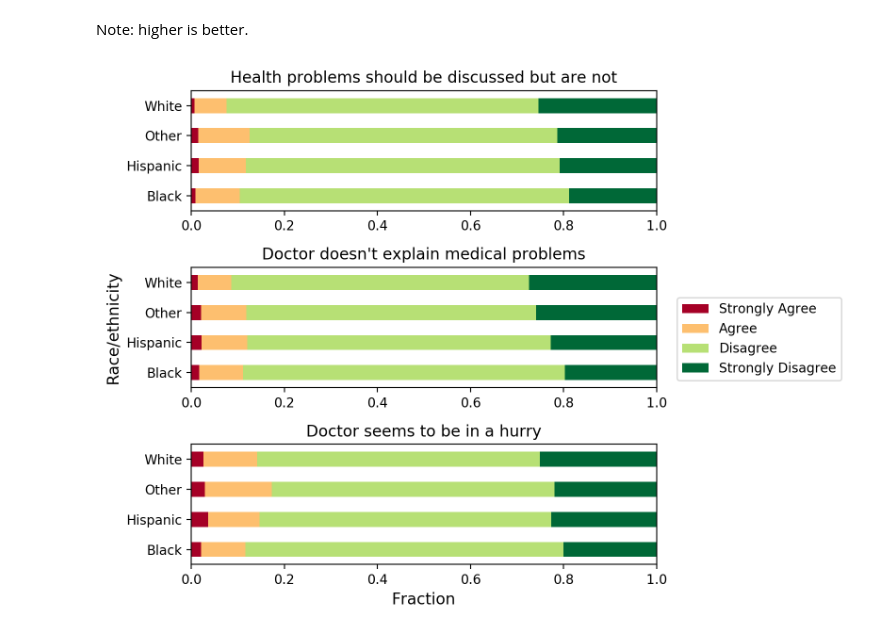
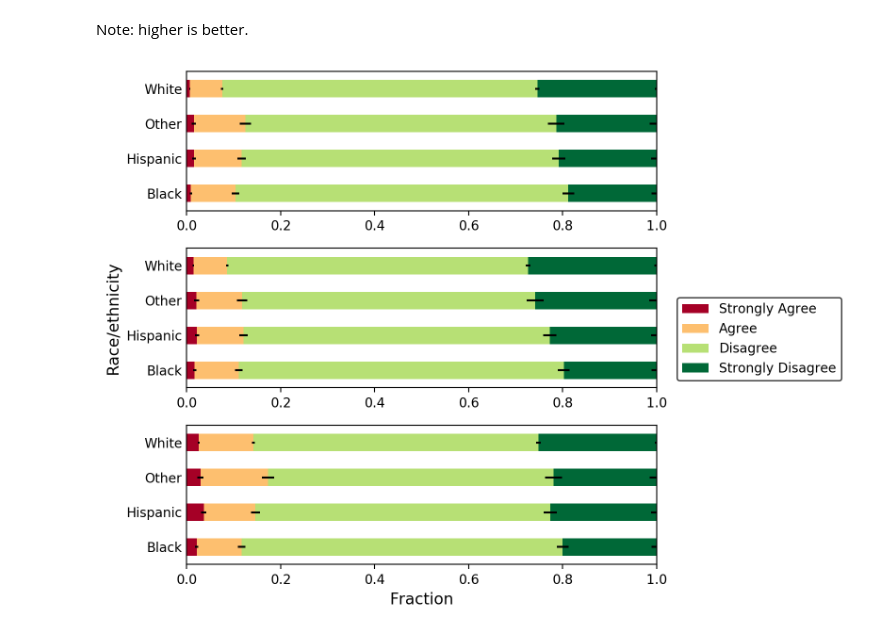
Before and after one commit to jwuphysics/health-data, a Jupyter notebook: medicare-current-beneficiary-survey_2013/notebook/A more detailed look at access to medical care.ipynb, the cells around one changed output. Cells and saved outputs as stored; diff of their text form; code cells hidden in the pictures.

Commit message:
compute uncertainties

```diff
--- a/medicare-current-beneficiary-survey_2013/notebook/A more detailed look at access to medical care.ipynb
+++ b/medicare-current-beneficiary-survey_2013/notebook/A more detailed look at access to medical care.ipynb
@@ -80,33 +80,37 @@ Note: higher is better.
 fig, axes = plt.subplots(3, 1, figsize=(8, 6), dpi=200, sharex=False)
 
 questions_fmt = {'hurry': "Doctor seems to be in a hurry",
                  'explain': "Doctor doesn't explain medical problems",
                  'discuss': "Health problems should be discussed but are not"}
 
 for ax, cat in zip(axes, ['discuss', 'explain', 'hurry']):
     subset_df = access_df.groupby(['race', cat]).size().unstack().sort_index()
-    subset_df.apply(lambda x: x / x.sum(), axis=1).plot.barh(ax=ax, colormap='RdYlGn', stacked=True, legend=False)
-    ax.set_title(questions_fmt[cat])
+    subset_uncertainties = subset_df.apply(lambda x: np.sqrt(x * (x.sum() - x) / (x.sum())**3), axis=1)
+    subset_df.apply(lambda x: x / x.sum(), axis=1).plot.barh(ax=ax, xerr=subset_uncertainties,
+                                                             colormap='RdYlGn', stacked=True, legend=False)
 
+    ax.tick_params(axis='y', length=0)
+    #ax.grid('on', axis='x', color='black')
     ax.set_xlim(0, 1.0)
     ax.set_ylabel('')
 
 axes[1].set_ylabel('Race/ethnicity', fontsize=12)
 axes[2].set_xlabel('Fraction', fontsize=12)
 
 fig.tight_layout()
 fig.subplots_adjust(right=0.75)
 
 # change legend format
 agree_fmt = {1: 'Strongly Agree',
              2: 'Agree',
              3: 'Disagree',
              4: 'Strongly Disagree'}
 
 handles, labels = ax.get_legend_handles_labels()
 new_labels = [agree_fmt[int(z[0])] for z in labels]
 
 legend = fig.legend(handles, new_labels, loc='center right')
 legend.set_alpha(1.0)
+legend.get_frame().set_edgecolor('black')
 # %% [output]
-[figure, old version]
+[figure, new version]
```
Also changed, not shown: parts of 1 cell of this notebook.
